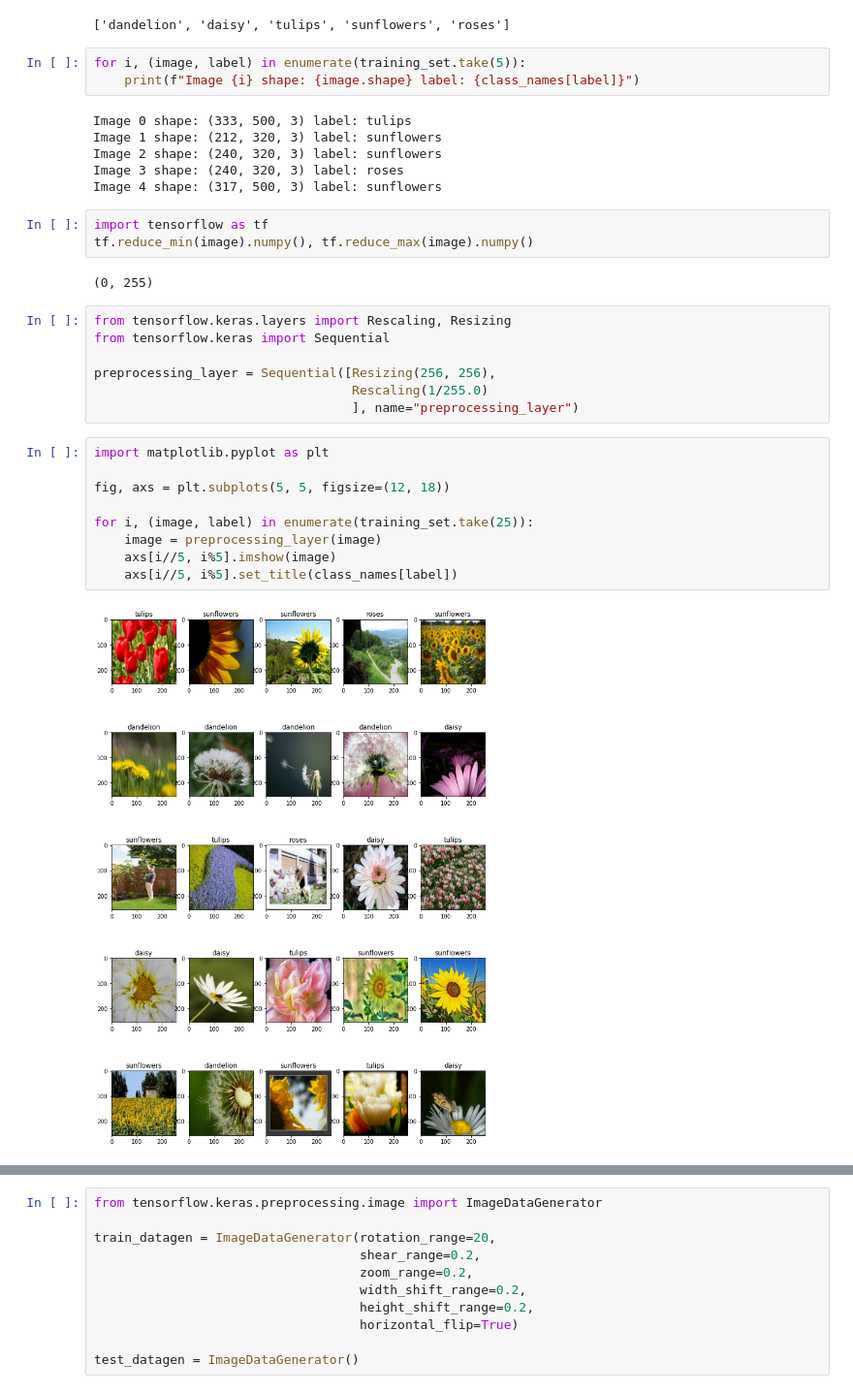
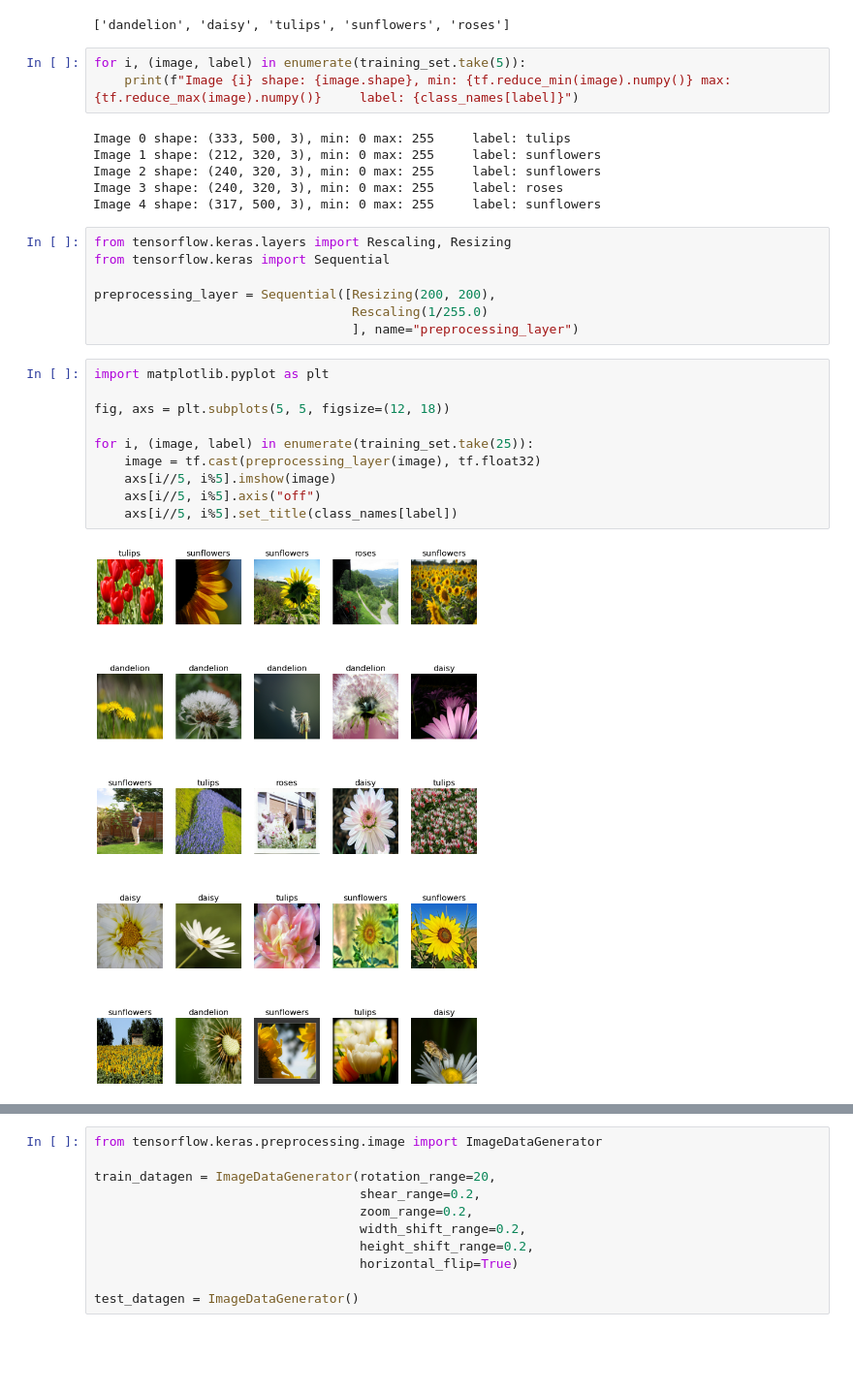
Before and after one commit to KornelWitkowski/TensorFlow-benchmarks, a Jupyter notebook: Image_classification.ipynb, the cells around one changed output, grey strips where cells are left out. Shown at 97% size. Drawn from its saved outputs; the diff is of its cells as text; blank space fills up the shorter version.

```diff
--- a/Image_classification.ipynb
+++ b/Image_classification.ipynb
@@ -592,34 +592,30 @@ class_names
 ['dandelion', 'daisy', 'tulips', 'sunflowers', 'roses']
 # %%
 for i, (image, label) in enumerate(training_set.take(5)):
-    print(f"Image {i} shape: {image.shape} label: {class_names[label]}")
+    print(f"Image {i} shape: {image.shape}, min: {tf.reduce_min(image).numpy()} max: {tf.reduce_max(image).numpy()}     label: {class_names[label]}")
 # %% [output]
-Image 0 shape: (333, 500, 3) label: tulips
-Image 1 shape: (212, 320, 3) label: sunflowers
-Image 2 shape: (240, 320, 3) label: sunflowers
-Image 3 shape: (240, 320, 3) label: roses
-Image 4 shape: (317, 500, 3) label: sunflowers
+Image 0 shape: (333, 500, 3), min: 0 max: 255     label: tulips
+Image 1 shape: (212, 320, 3), min: 0 max: 255     label: sunflowers
+Image 2 shape: (240, 320, 3), min: 0 max: 255     label: sunflowers
+Image 3 shape: (240, 320, 3), min: 0 max: 255     label: roses
+Image 4 shape: (317, 500, 3), min: 0 max: 255     label: sunflowers
-# %%
-import tensorflow as tf
-tf.reduce_min(image).numpy(), tf.reduce_max(image).numpy()
-# %% [output]
-(0, 255)
 # %%
 from tensorflow.keras.layers import Rescaling, Resizing
 from tensorflow.keras import Sequential
 
-preprocessing_layer = Sequential([Resizing(256, 256),
+preprocessing_layer = Sequential([Resizing(200, 200),
                                   Rescaling(1/255.0)
                                   ], name="preprocessing_layer")
 # %%
 import matplotlib.pyplot as plt
 
 fig, axs = plt.subplots(5, 5, figsize=(12, 18))
 
 for i, (image, label) in enumerate(training_set.take(25)):
-    image = preprocessing_layer(image)
+    image = tf.cast(preprocessing_layer(image), tf.float32)
     axs[i//5, i%5].imshow(image)
+    axs[i//5, i%5].axis("off")
     axs[i//5, i%5].set_title(class_names[label])
 # %% [output]
-[figure, old version]
+[figure, new version]
 # %%
```
Also changed, not shown: parts of 13 cells of this notebook.
